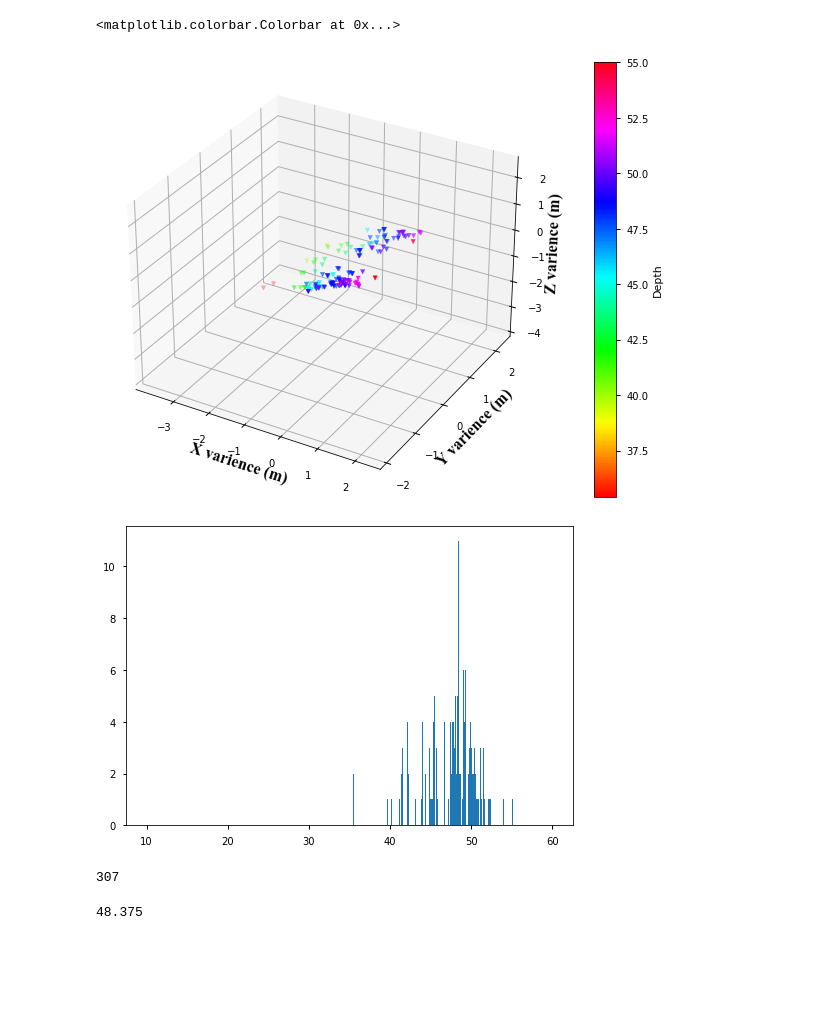
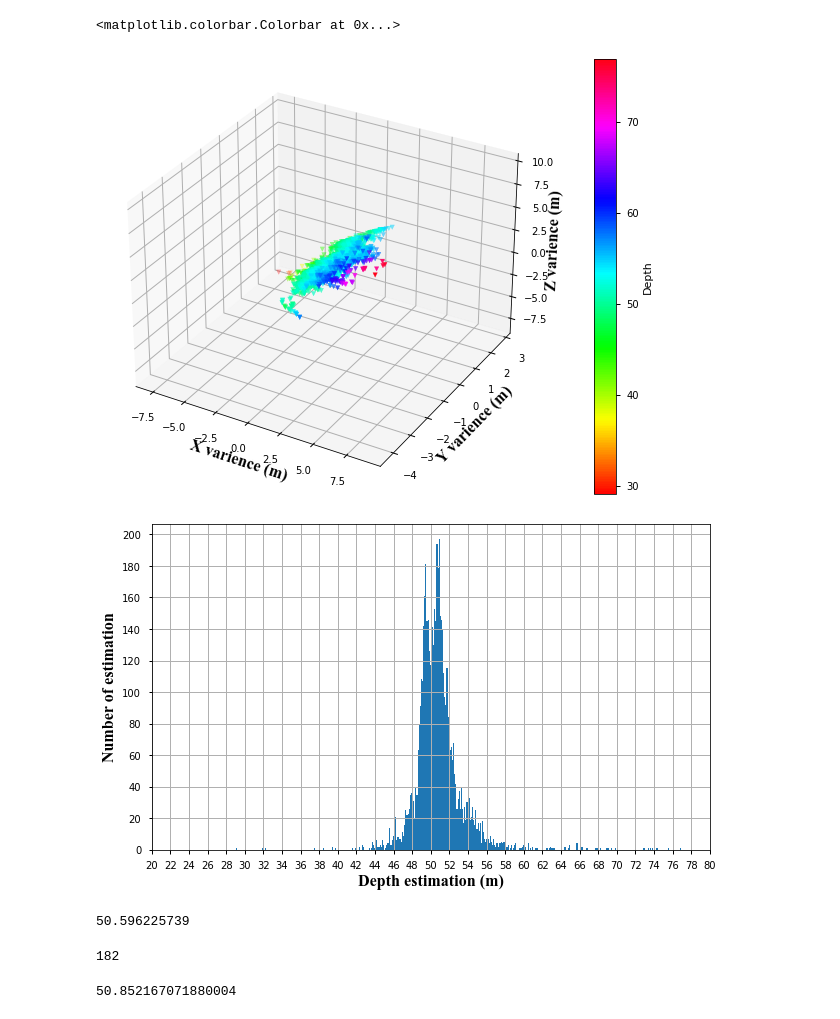
Before and after one commit to lee-shun/m300_depth_filter, a Jupyter notebook: m300_depth_filter/notebook/draw_depth_estimation_res_512.ipynb, the cells around one changed output. Saved outputs shown, nothing was run; the diff lists cells and outputs as text; code cells hidden in the pictures; blank space fills up the shorter version.

```diff
--- a/m300_depth_filter/notebook/draw_depth_estimation_res_512.ipynb
+++ b/m300_depth_filter/notebook/draw_depth_estimation_res_512.ipynb
@@ -47,11 +48,11 @@ y = depth_whole["y"].to_numpy()
 z = depth_whole["z"].to_numpy()
 index = depth_whole["index"].to_numpy()
 
-# cond = z < 40
-# x = x[cond]
-# y = y[cond]
-# z = z[cond]
-# index = index[cond]
+cond = (z > 10)&(z<80)
+x = x[cond]
+y = y[cond]
+z = z[cond]
+index = index[cond]
 # %%
 font1 = {'family' : 'Times New Roman',
 'weight' : 'bold',
@@ -76,18 +77,38 @@ ax.set_zlabel('Z varience (m)', font=font1)
 fig.colorbar(p2,label="Depth")
 # %% [output]
 <matplotlib.colorbar.Colorbar at 0x...>
-[figure, old version]
+[figure, new version]
 # %%
-style.use('seaborn-notebook')
-n, bins_limits, patches = plt.hist(z, bins=400,range=[10, 60])
+fig = plt.figure(figsize=[10,6])
+ax = fig.gca()
+x_major_locator=MultipleLocator(2)
+y_major_locator=MultipleLocator(20)
+ax.xaxis.set_major_locator(x_major_locator)
+ax.yaxis.set_major_locator(y_major_locator)
+plt.xlim(20,80)
+
+n, bins_limits, patches = plt.hist(z, bins=400)
+
+plt.xlabel('Depth estimation (m)', font1)
+plt.ylabel('Number of estimation', font1)
+plt.grid()
+# plt.legend(prop=font2)
+plt.show()
 # %% [output]
-[figure, old version]
+[figure, new version]
+# %%
+# find the mid value
+sort_z = np.sort(z)
+mid = sort_z[int(sort_z.size/2)]
+mid
+# %% [output]
+50.596225739
 # %%
 max_index = np.argmax(n)
 max_index
 # %% [output]
-307
+182
 # %%
 print(bins_limits[max_index])
 # %% [output]
-48.375
+50.852167071880004
```
Also changed, not shown: parts of 2 cells of this notebook, 4 other files.
